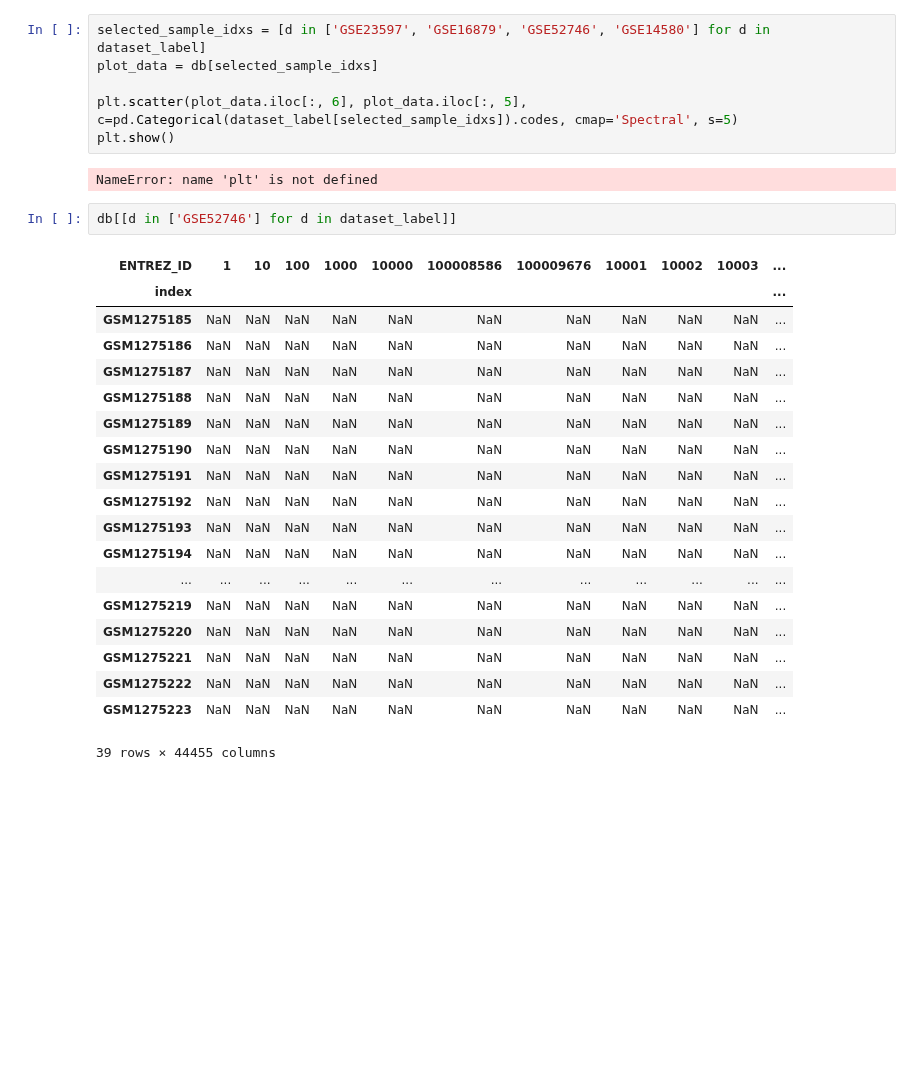
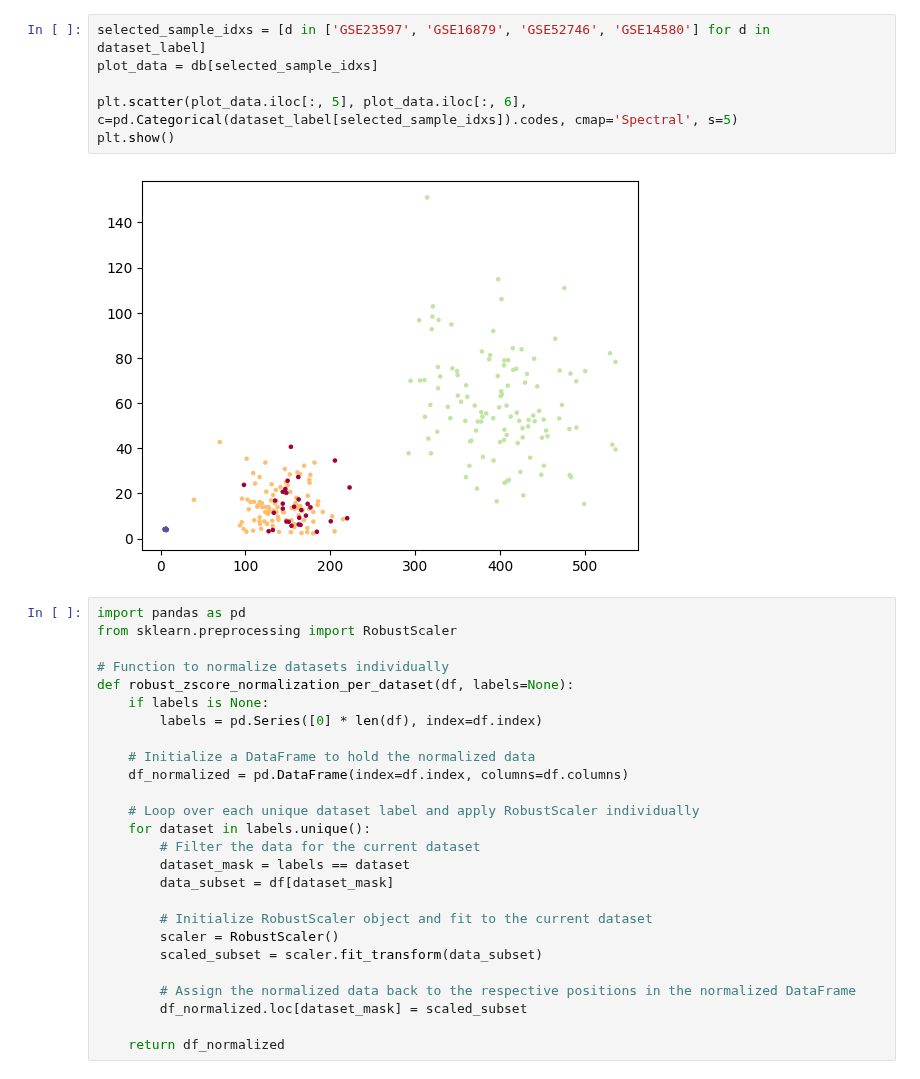
Before and after one commit to MaciejPiernik/ibd, a Jupyter notebook: ibd/notebooks/experiment_playground.ipynb, the cells around one changed output. Drawn from its saved outputs; the diff is of its cells as text; blank space fills up the shorter version.

Commit message:
Robust Z-score normalization for each dataset

```diff
--- a/ibd/notebooks/experiment_playground.ipynb
+++ b/ibd/notebooks/experiment_playground.ipynb
@@ -72,30 +66,34 @@ plt.show()
 # %%
 selected_sample_idxs = [d in ['GSE23597', 'GSE16879', 'GSE52746', 'GSE14580'] for d in dataset_label]
 plot_data = db[selected_sample_idxs]
 
-plt.scatter(plot_data.iloc[:, 6], plot_data.iloc[:, 5], c=pd.Categorical(dataset_label[selected_sample_idxs]).codes, cmap='Spectral', s=5)
+plt.scatter(plot_data.iloc[:, 5], plot_data.iloc[:, 6], c=pd.Categorical(dataset_label[selected_sample_idxs]).codes, cmap='Spectral', s=5)
 plt.show()
 # %% [output]
-NameError: name 'plt' is not defined
+[figure, added]
-# %%
-db[[d in ['GSE52746'] for d in dataset_label]]
-# %% [output]
-| ENTREZ_ID | 1 | 10 | 100 | 1000 | 10000 | 100008586 | 100009676 | 10001 | 10002 | 10003 | ... |
-| index |  |  |  |  |  |  |  |  |  |  | ... |
-| GSM1275185 | NaN | NaN | NaN | NaN | NaN | NaN | NaN | NaN | NaN | NaN | ... |
-| GSM1275186 | NaN | NaN | NaN | NaN | NaN | NaN | NaN | NaN | NaN | NaN | ... |
-| GSM1275187 | NaN | NaN | NaN | NaN | NaN | NaN | NaN | NaN | NaN | NaN | ... |
-| GSM1275188 | NaN | NaN | NaN | NaN | NaN | NaN | NaN | NaN | NaN | NaN | ... |
-| GSM1275189 | NaN | NaN | NaN | NaN | NaN | NaN | NaN | NaN | NaN | NaN | ... |
-| GSM1275190 | NaN | NaN | NaN | NaN | NaN | NaN | NaN | NaN | NaN | NaN | ... |
-| GSM1275191 | NaN | NaN | NaN | NaN | NaN | NaN | NaN | NaN | NaN | NaN | ... |
-| GSM1275192 | NaN | NaN | NaN | NaN | NaN | NaN | NaN | NaN | NaN | NaN | ... |
-| GSM1275193 | NaN | NaN | NaN | NaN | NaN | NaN | NaN | NaN | NaN | NaN | ... |
-| GSM1275194 | NaN | NaN | NaN | NaN | NaN | NaN | NaN | NaN | NaN | NaN | ... |
-| ... | ... | ... | ... | ... | ... | ... | ... | ... | ... | ... | ... |
-| GSM1275219 | NaN | NaN | NaN | NaN | NaN | NaN | NaN | NaN | NaN | NaN | ... |
-| GSM1275220 | NaN | NaN | NaN | NaN | NaN | NaN | NaN | NaN | NaN | NaN | ... |
-| GSM1275221 | NaN | NaN | NaN | NaN | NaN | NaN | NaN | NaN | NaN | NaN | ... |
-| GSM1275222 | NaN | NaN | NaN | NaN | NaN | NaN | NaN | NaN | NaN | NaN | ... |
-| GSM1275223 | NaN | NaN | NaN | NaN | NaN | NaN | NaN | NaN | NaN | NaN | ... |
-39 rows × 44455 columns
+# %%
+import pandas as pd
+from sklearn.preprocessing import RobustScaler
+
+# Function to normalize datasets individually
+def robust_zscore_normalization_per_dataset(df, labels=None):
+    if labels is None:
+        labels = pd.Series([0] * len(df), index=df.index)
+
+    # Initialize a DataFrame to hold the normalized data
+    df_normalized = pd.DataFrame(index=df.index, columns=df.columns)
+
+    # Loop over each unique dataset label and apply RobustScaler individually
+    for dataset in labels.unique():
+        # Filter the data for the current dataset
+        dataset_mask = labels == dataset
+        data_subset = df[dataset_mask]
+
+        # Initialize RobustScaler object and fit to the current dataset
+        scaler = RobustScaler()
+        scaled_subset = scaler.fit_transform(data_subset)
+
+        # Assign the normalized data back to the respective positions in the normalized DataFrame
+        df_normalized.loc[dataset_mask] = scaled_subset
+
+    return df_normalized
```
Also changed, not shown: parts of 10 cells of this notebook, 2 other files.
